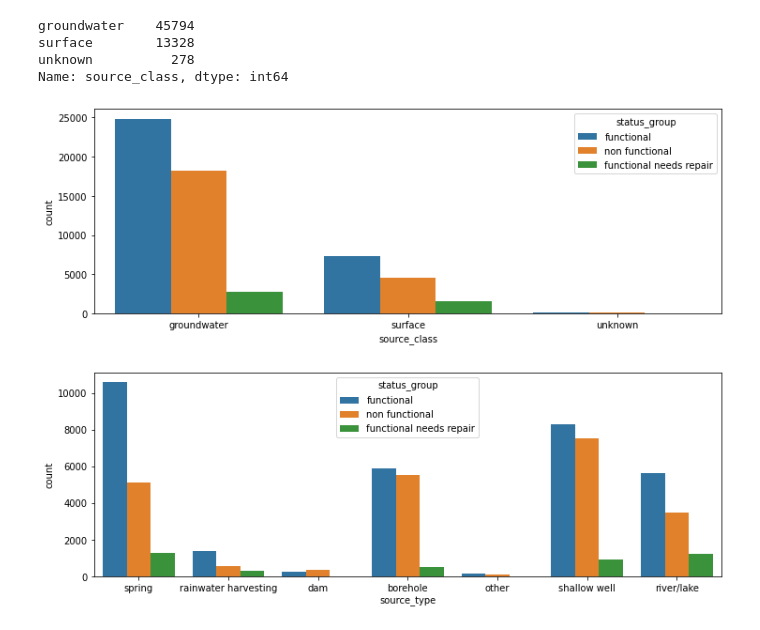
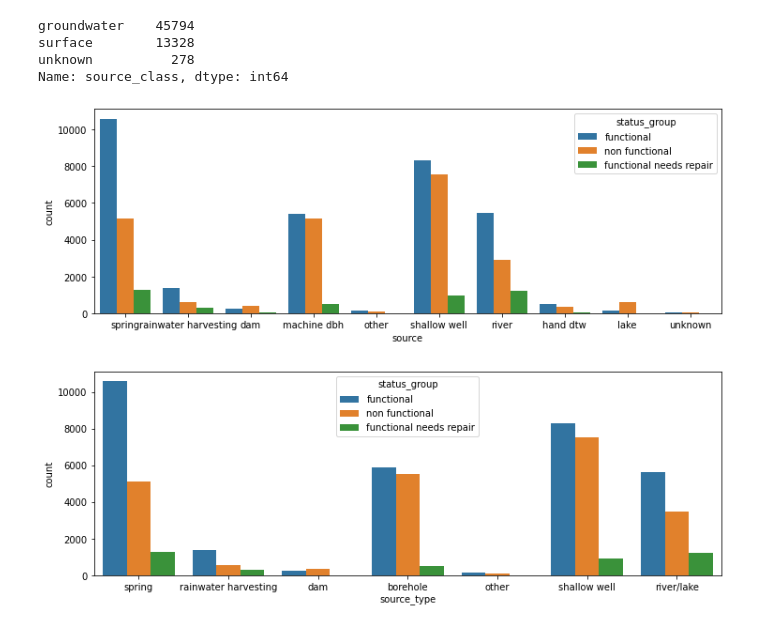
Before and after one commit to ThaminduR/project-pump-it-up, a Jupyter notebook: Pump_it_Up_Data_Mining_the_Water_Table.ipynb, the cells around one changed output. Drawn from its saved outputs; the diff is of its cells as text; code cells hidden in the pictures.

```diff
--- a/Pump_it_Up_Data_Mining_the_Water_Table.ipynb
+++ b/Pump_it_Up_Data_Mining_the_Water_Table.ipynb
@@ -206,9 +206,9 @@ surface        13328
 unknown          278
 Name: source_class, dtype: int64
 # %%
-ax = sns.countplot(x='source_class', hue="status_group", data=X)
+ax = sns.countplot(x='source', hue="status_group", data=X)
 # %% [output]
-[figure, old version]
+[figure, new version]
 # %%
 ax = sns.countplot(x='source_type', hue="status_group", data=X)
 # %% [output]
```
Also changed, not shown: parts of 2 cells of this notebook, 1 other file.
